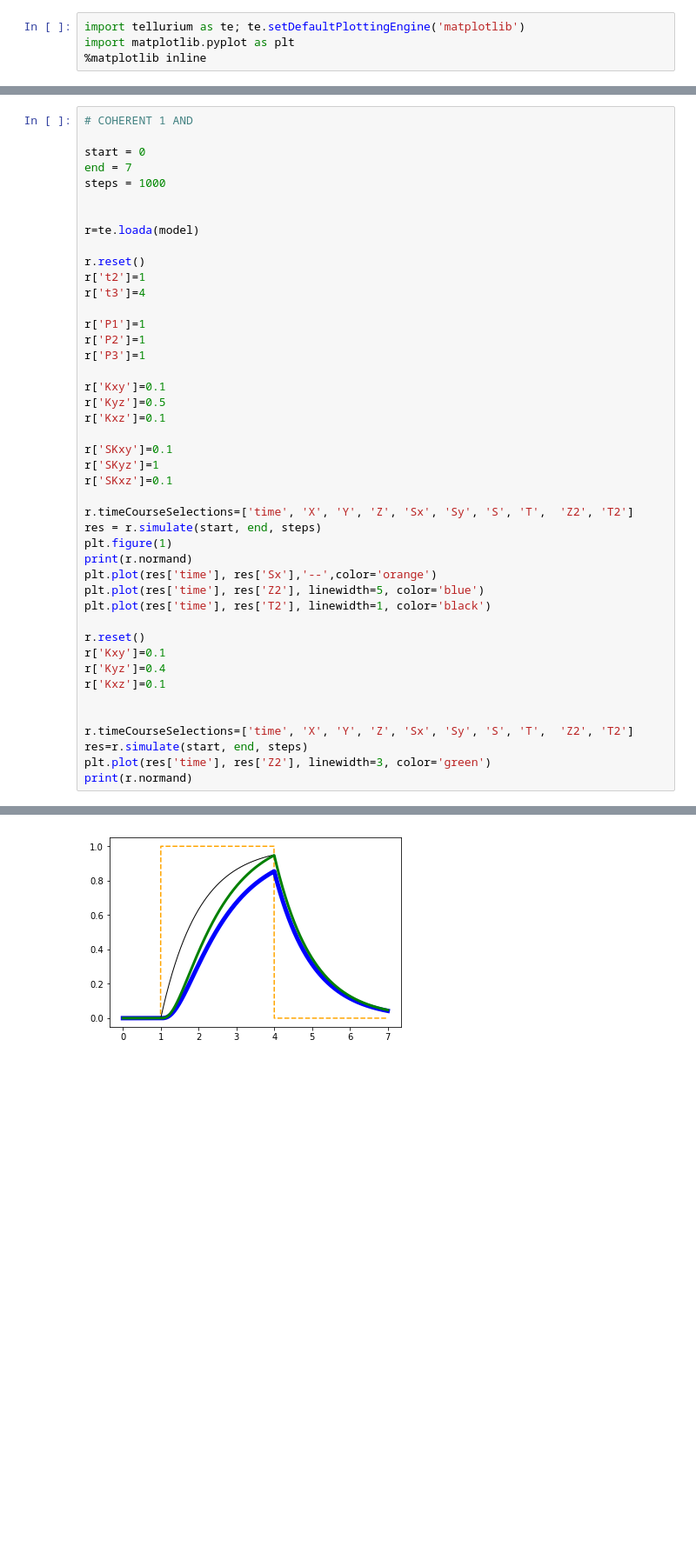
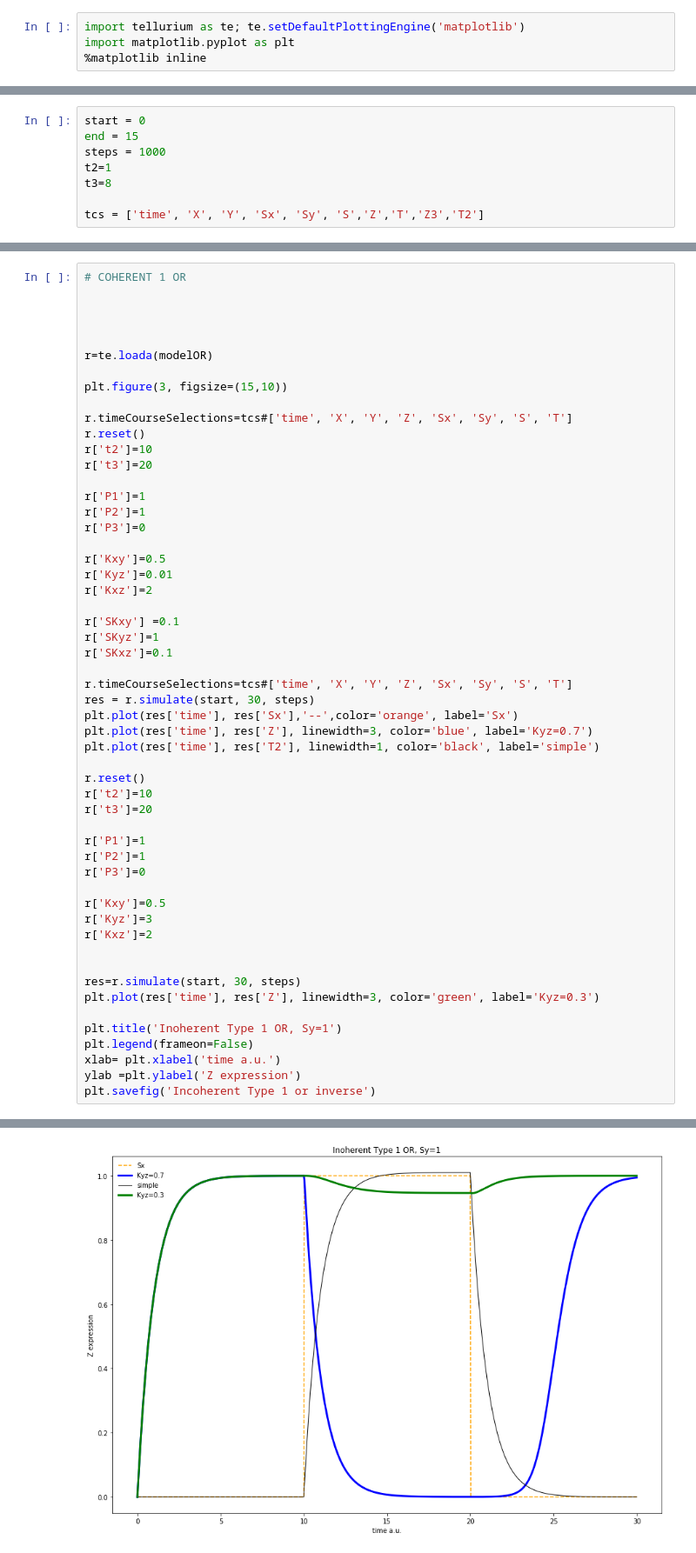
Before and after one commit to bayersin/FUCKA, a Jupyter notebook: FFL.ipynb, the cells around one changed output, grey strips where cells are left out. Shown: that part at 87% size. Saved outputs shown, nothing was run; the diff lists cells and outputs as text; blank space fills up the shorter version.

```diff
--- a/FFL.ipynb
+++ b/FFL.ipynb
@@ -127,4 +752,12 @@ E2: at (time>t2): Sx = 1;
 E3: at (time>t3): Sx = 0;
 
 '''
+# %%
+start = 0
+end = 15
+steps = 1000
+t2=1
+t3=8
+
+tcs = ['time', 'X', 'Y', 'Sx', 'Sy', 'S','Z','T','Z3','T2']
 # %%
@@ -229,45 +818,55 @@ IndexError: index 1 is out of bounds for axis 0 with size 0
 # %%
-# COHERENT 1 AND
-
-start = 0
-end = 7
-steps = 1000
+# COHERENT 1 OR
 
 
-r=te.loada(model)
 
+
+r=te.loada(modelOR)
+
+plt.figure(3, figsize=(15,10))
+
+r.timeCourseSelections=tcs#['time', 'X', 'Y', 'Z', 'Sx', 'Sy', 'S', 'T']
 r.reset()
-r['t2']=1
-r['t3']=4
+r['t2']=10
+r['t3']=20
 
 r['P1']=1
 r['P2']=1
-r['P3']=1
+r['P3']=0
 
-r['Kxy']=0.1
-r['Kyz']=0.5
-r['Kxz']=0.1
+r['Kxy']=0.5
+r['Kyz']=0.01
+r['Kxz']=2
 
-r['SKxy']=0.1
+r['SKxy'] =0.1
 r['SKyz']=1
 r['SKxz']=0.1
 
-r.timeCourseSelections=['time', 'X', 'Y', 'Z', 'Sx', 'Sy', 'S', 'T',  'Z2', 'T2']
-res = r.simulate(start, end, steps)
-plt.figure(1)
-print(r.normand)
-plt.plot(res['time'], res['Sx'],'--',color='orange')
-plt.plot(res['time'], res['Z2'], linewidth=5, color='blue')
-plt.plot(res['time'], res['T2'], linewidth=1, color='black')
+r.timeCourseSelections=tcs#['time', 'X', 'Y', 'Z', 'Sx', 'Sy', 'S', 'T']
+res = r.simulate(start, 30, steps)
+plt.plot(res['time'], res['Sx'],'--',color='orange', label='Sx')
+plt.plot(res['time'], res['Z'], linewidth=3, color='blue', label='Kyz=0.7')
+plt.plot(res['time'], res['T2'], linewidth=1, color='black', label='simple')
 
 r.reset()
-r['Kxy']=0.1
-r['Kyz']=0.4
-r['Kxz']=0.1
+r['t2']=10
+r['t3']=20
+
+r['P1']=1
+r['P2']=1
+r['P3']=0
+
+r['Kxy']=0.5
+r['Kyz']=3
+r['Kxz']=2
 
 
-r.timeCourseSelections=['time', 'X', 'Y', 'Z', 'Sx', 'Sy', 'S', 'T',  'Z2', 'T2']
-res=r.simulate(start, end, steps)
-plt.plot(res['time'], res['Z2'], linewidth=3, color='green')
-print(r.normand)
+res=r.simulate(start, 30, steps)
+plt.plot(res['time'], res['Z'], linewidth=3, color='green', label='Kyz=0.3')
+
+plt.title('Inoherent Type 1 OR, Sy=1')
+plt.legend(frameon=False)
+xlab= plt.xlabel('time a.u.')
+ylab =plt.ylabel('Z expression')
+plt.savefig('Incoherent Type 1 or inverse')
 # %% [output]
@@ -276 +873 @@ print(r.normand)
-[figure, old version]
+[figure, new version]
```
Also changed, not shown: parts of 24 cells of this notebook, 12 other files.
